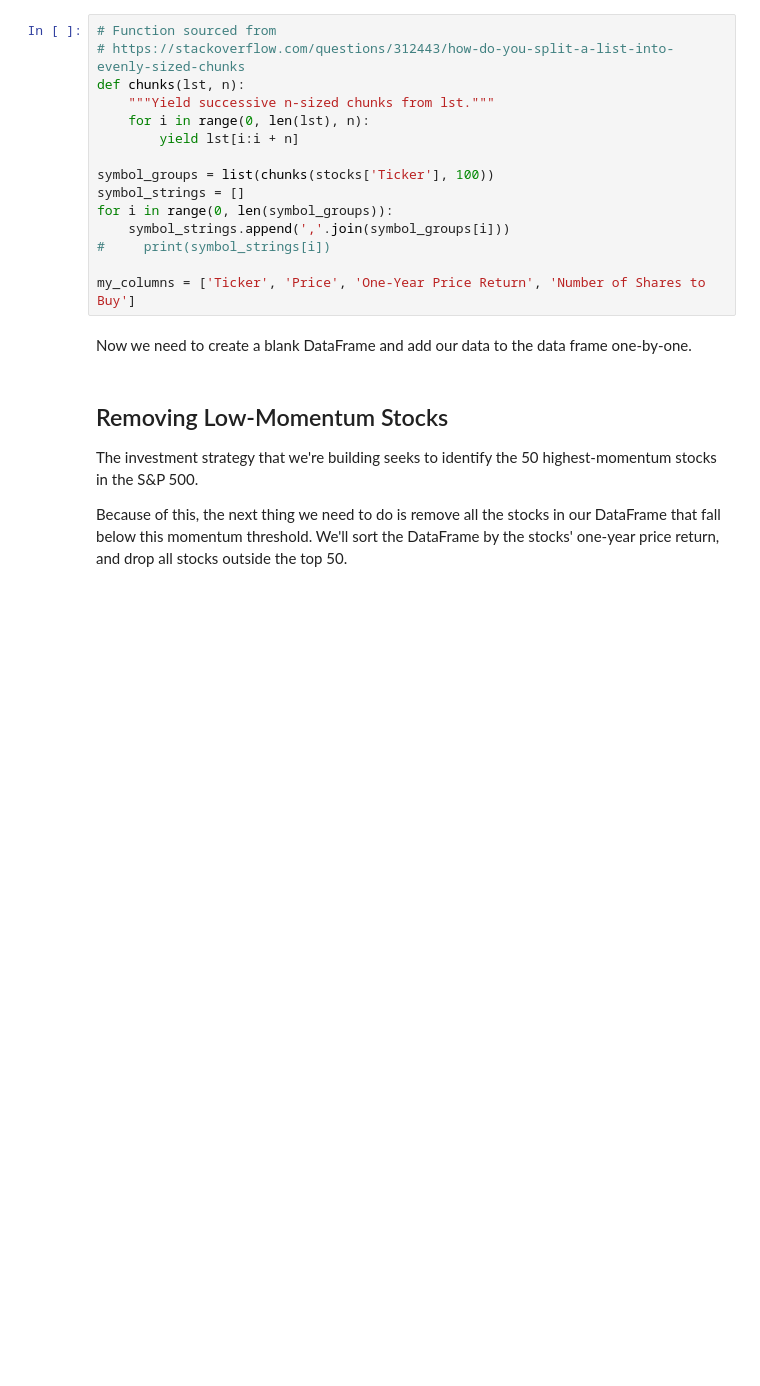
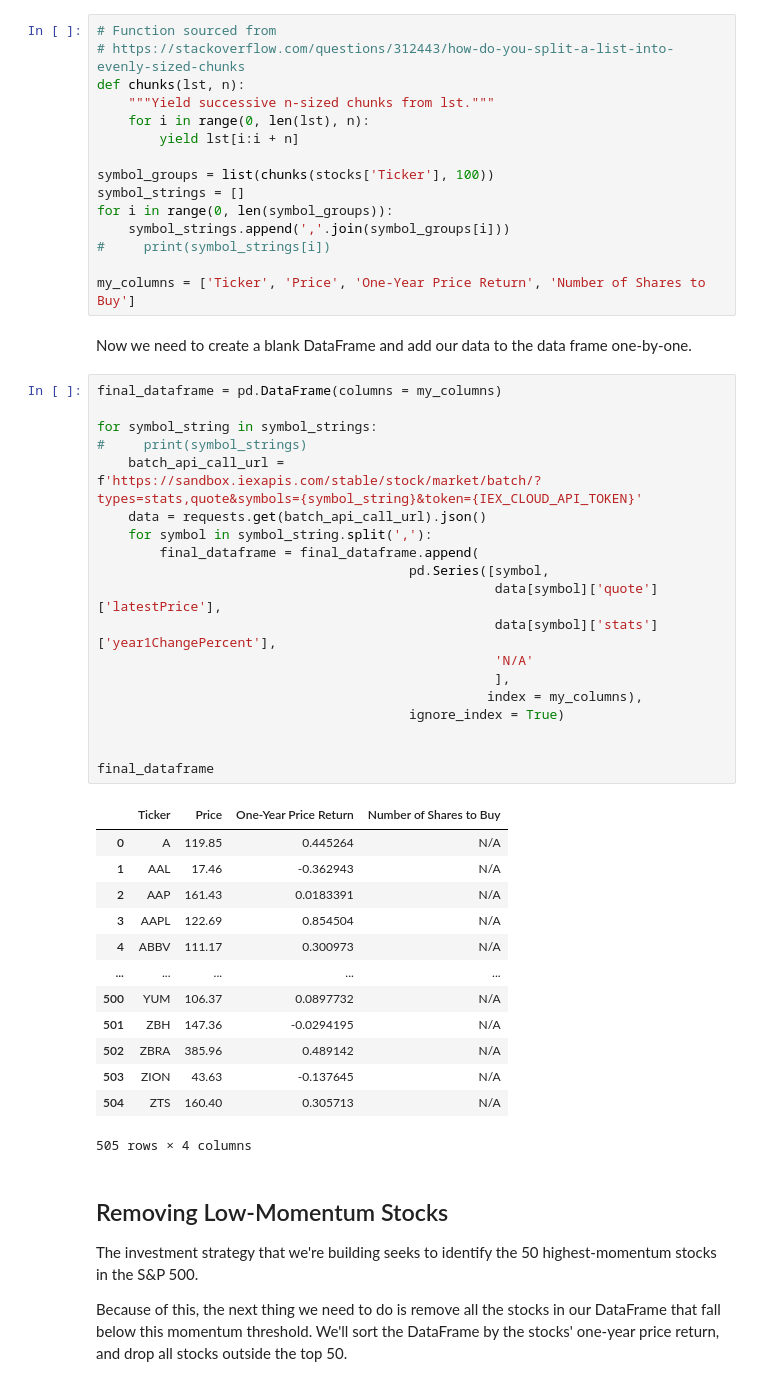
Before and after one commit to sirfrancis553544/algorithmic-trading-python-master, a Jupyter notebook: 002_quantitative_momentum_strategy.ipynb, the cells around one changed output. Cells and saved outputs as stored; diff of their text form; blank space fills up the shorter version.

```diff
--- a/002_quantitative_momentum_strategy.ipynb
+++ b/002_quantitative_momentum_strategy.ipynb
@@ -46,6 +83,39 @@ for i in range(0, len(symbol_groups)):
 my_columns = ['Ticker', 'Price', 'One-Year Price Return', 'Number of Shares to Buy']
 # %% [markdown]
 Now we need to create a blank DataFrame and add our data to the data frame one-by-one.
+# %%
+final_dataframe = pd.DataFrame(columns = my_columns)
+
+for symbol_string in symbol_strings:
+#     print(symbol_strings)
+    batch_api_call_url = f'https://sandbox.iexapis.com/stable/stock/market/batch/?types=stats,quote&symbols={symbol_string}&token={IEX_CLOUD_API_TOKEN}'
+    data = requests.get(batch_api_call_url).json()
+    for symbol in symbol_string.split(','):
+        final_dataframe = final_dataframe.append(
+                                        pd.Series([symbol,
+                                                   data[symbol]['quote']['latestPrice'],
+                                                   data[symbol]['stats']['year1ChangePercent'],
+                                                   'N/A'
+                                                   ],
+                                                  index = my_columns),
+                                        ignore_index = True)
+
+
+final_dataframe
+# %% [output]
+|  | Ticker | Price | One-Year Price Return | Number of Shares to Buy |
+| 0 | A | 119.85 | 0.445264 | N/A |
+| 1 | AAL | 17.46 | -0.362943 | N/A |
+| 2 | AAP | 161.43 | 0.0183391 | N/A |
+| 3 | AAPL | 122.69 | 0.854504 | N/A |
+| 4 | ABBV | 111.17 | 0.300973 | N/A |
+| ... | ... | ... | ... | ... |
+| 500 | YUM | 106.37 | 0.0897732 | N/A |
+| 501 | ZBH | 147.36 | -0.0294195 | N/A |
+| 502 | ZBRA | 385.96 | 0.489142 | N/A |
+| 503 | ZION | 43.63 | -0.137645 | N/A |
+| 504 | ZTS | 160.40 | 0.305713 | N/A |
+505 rows × 4 columns
 # %% [markdown]
 ## Removing Low-Momentum Stocks
 
```
Also changed, not shown: parts of 7 cells of this notebook, 2 other files.
